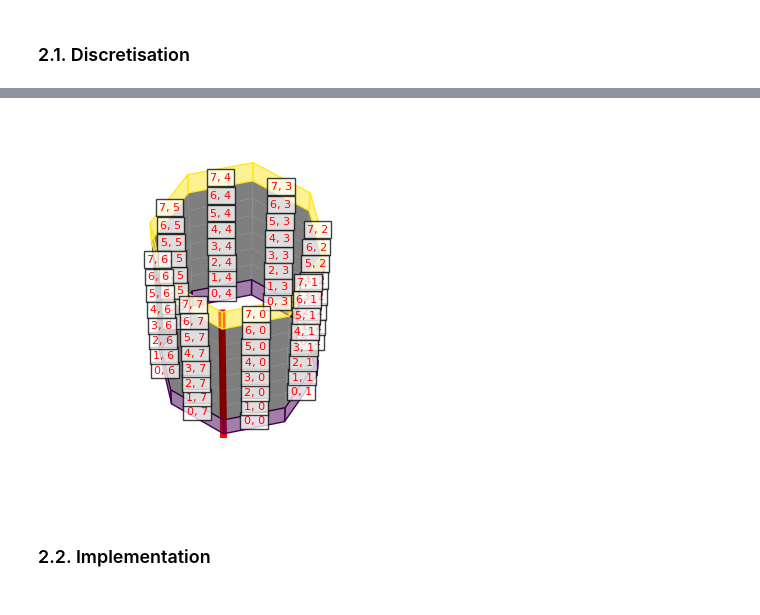
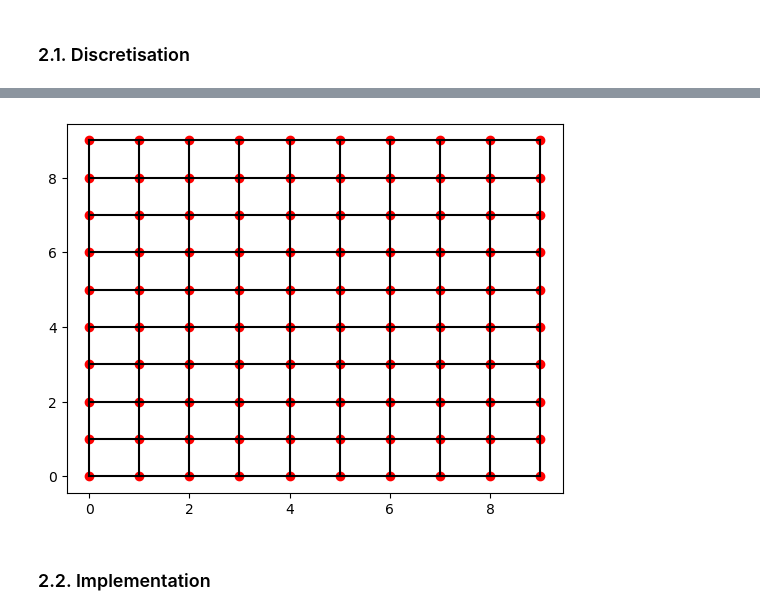
Before and after one commit to mboyan/scented-candles, a Jupyter notebook: Assignment Set 1/AssignmentSet1.ipynb, the cells around one changed output, grey strips where cells are left out. Drawn from its saved outputs; the diff is of its cells as text; code cells hidden in the pictures.

```diff
--- a/Assignment Set 1/AssignmentSet1.ipynb
+++ b/Assignment Set 1/AssignmentSet1.ipynb
@@ -235,10 +234,10 @@ u_{i,j,k+1} = \frac{D\delta{t}}{\delta{x^2}}(u_{p,j,k}+u_{q,j,k}+u_{i,j+1,k}+u_{
 $$
 
 The cylindrical wrapping of the grid topology is illustrated in the figure below, along with the source row highlighted in yellow.
-# %%
-vt.plot_cylinder_topo(9)
-# %% [output]
-[figure, removed]
+# %%
+vt.plot_lattice_map(10)
+# %% [output]
+[figure, added]
 # %% [markdown]
 ### 2.2. Implementation
 # %% [markdown]
```
Also changed, not shown: parts of 8 cells of this notebook, 2 other files.
